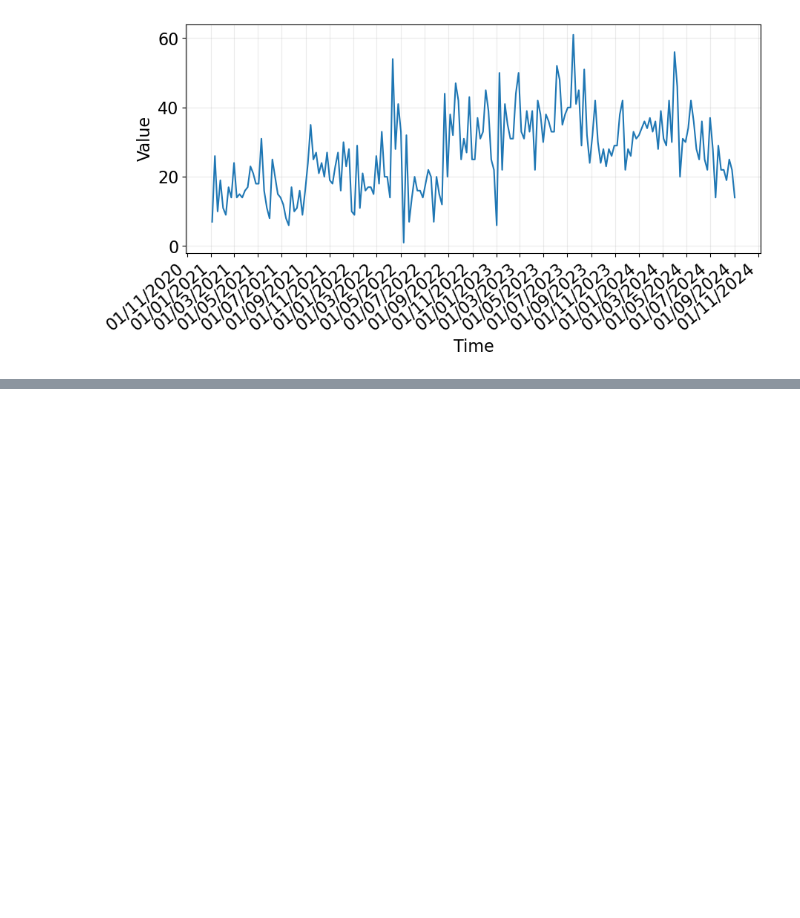
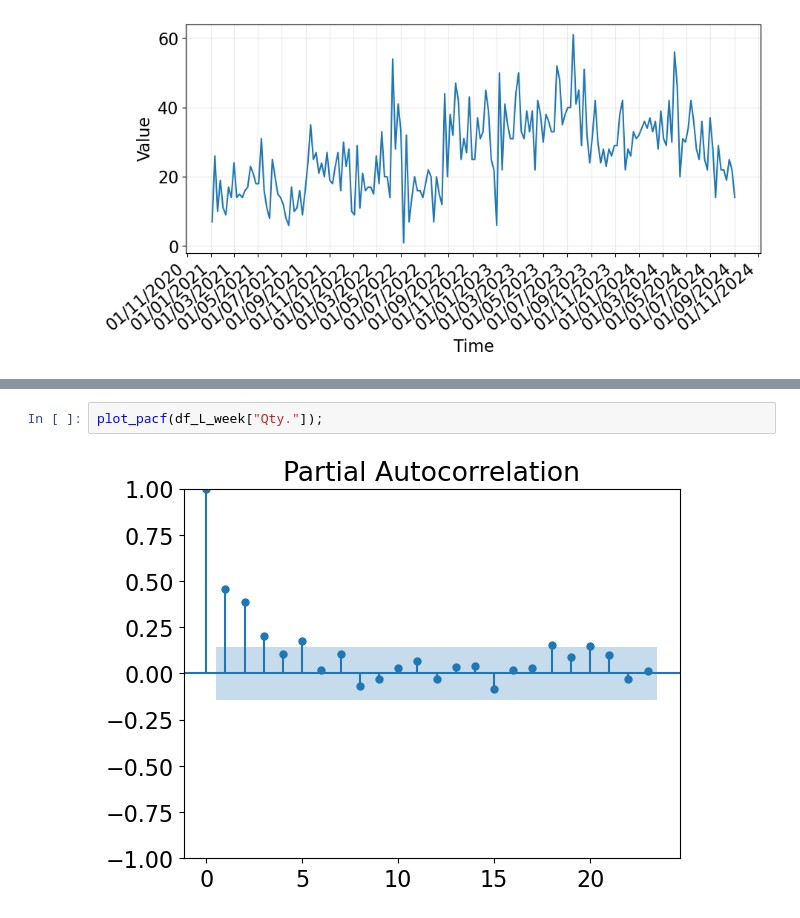
Before and after one commit to anajesset/tugas-akhirr, a Jupyter notebook: exploration_02.ipynb, the cells around one changed output, grey strips where cells are left out. Drawn from its saved outputs; the diff is of its cells as text; blank space fills up the shorter version.

```diff
--- a/exploration_02.ipynb
+++ b/exploration_02.ipynb
@@ -125,0 +265,4 @@ plot_time_series(df_L_week["Tgl. Mohon"], df_L_week["Qty."])
+# %%
+plot_pacf(df_L_week["Qty."]);
+# %% [output]
+[figure, added]
```
Also changed, not shown: parts of 17 cells of this notebook, 4 other files.
